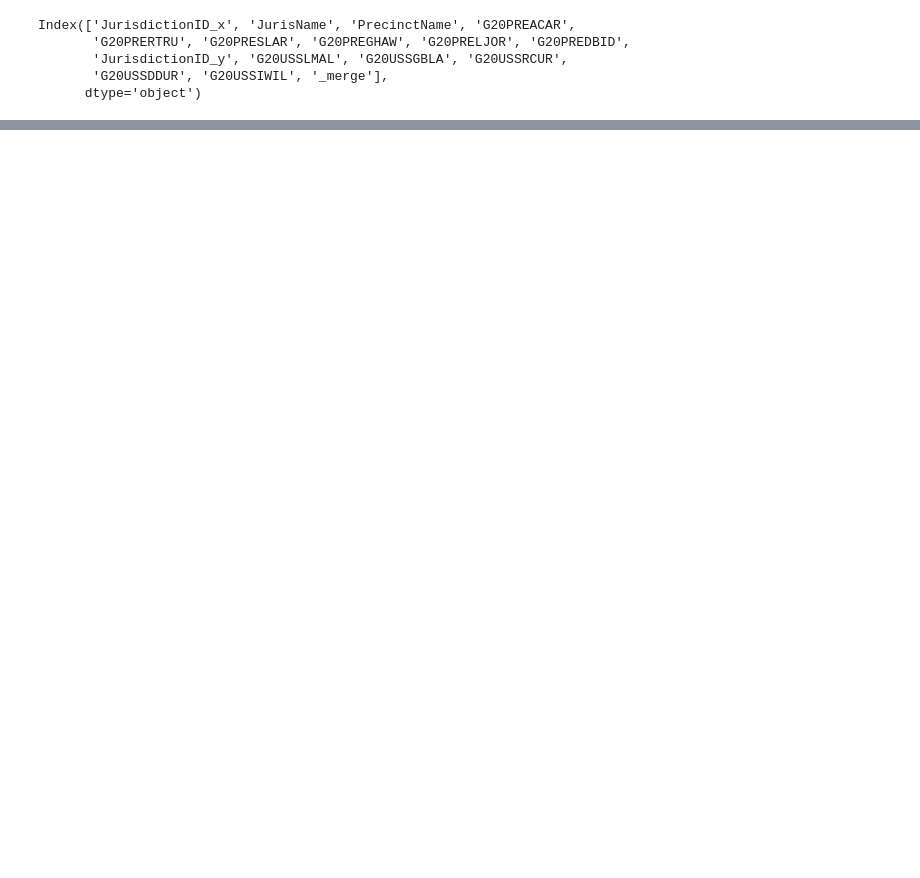
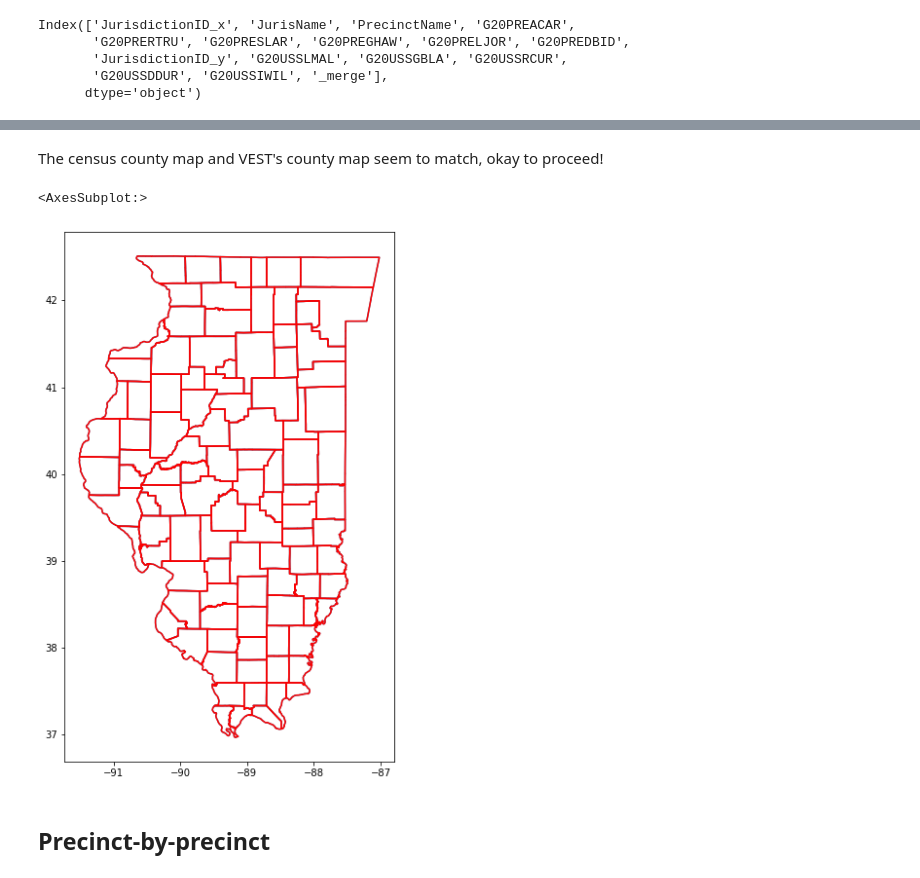
Before and after one commit to nonpartisan-redistricting-datahub/pdv-il, a Jupyter notebook: vest-il-2020/vest-il-2020-validation.ipynb, the cells around one changed output, grey strips where cells are left out. Saved outputs shown, nothing was run; the diff lists cells and outputs as text; code cells hidden in the pictures; blank space fills up the shorter version.

```diff
--- a/vest-il-2020/vest-il-2020-validation.ipynb
+++ b/vest-il-2020/vest-il-2020-validation.ipynb
@@ -267,0 +394,8 @@ All other races are equal
+# %%
+shp_list = []
+for fips in list(fips_file["FIPS County"]):
+    file_path = "./raw-from-source/CENSUS/tl_2020_17_all/tl_2020_17"+str(fips)+"_vtd20.shp"
+    county_val = gp.read_file(file_path)
+    print(county_val)
+    shp_list.append(county_val)
+full_shapefiles_census = pd.concat(shp_list, axis=0, ignore_index=True)
@@ -267,0 +420,13 @@ All other races are equal
+# %% [markdown]
+The census county map and VEST's county map seem to match, okay to proceed!
+# %%
+counties_source = full_shapefiles_census.dissolve("COUNTYFP20")
+counties_vest = vest_shp.dissolve("COUNTYFP20")
+
+ax = counties_source.boundary.plot(figsize=(10,10))
+counties_vest.boundary.plot(ax=ax,color="red")
+# %% [output]
+<AxesSubplot:>
+[figure, added]
+# %% [markdown]
+## Precinct-by-precinct
```
Also changed, not shown: parts of 26 cells of this notebook.
